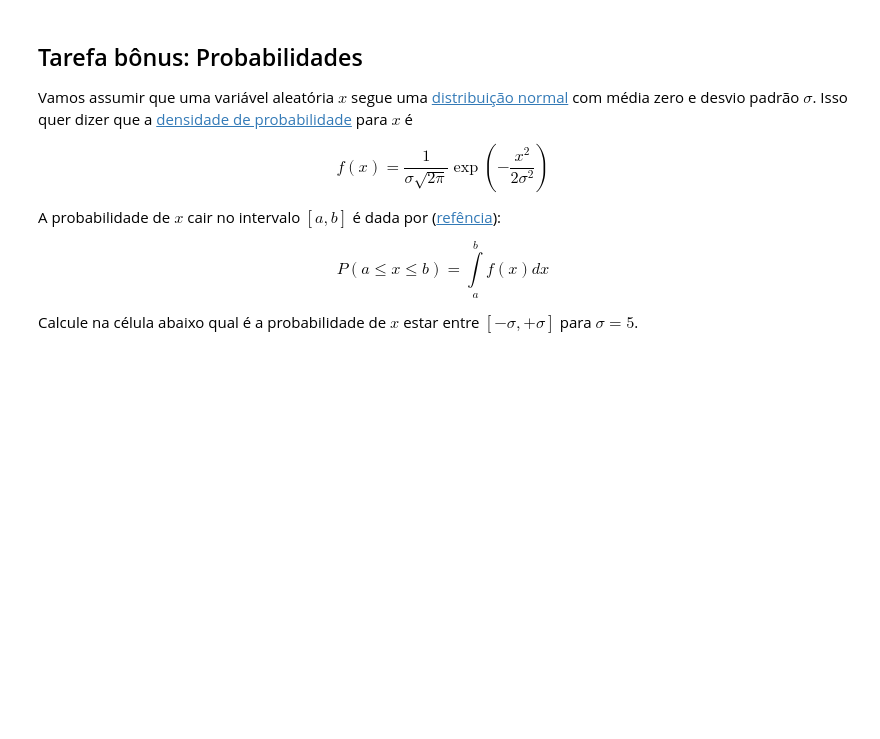
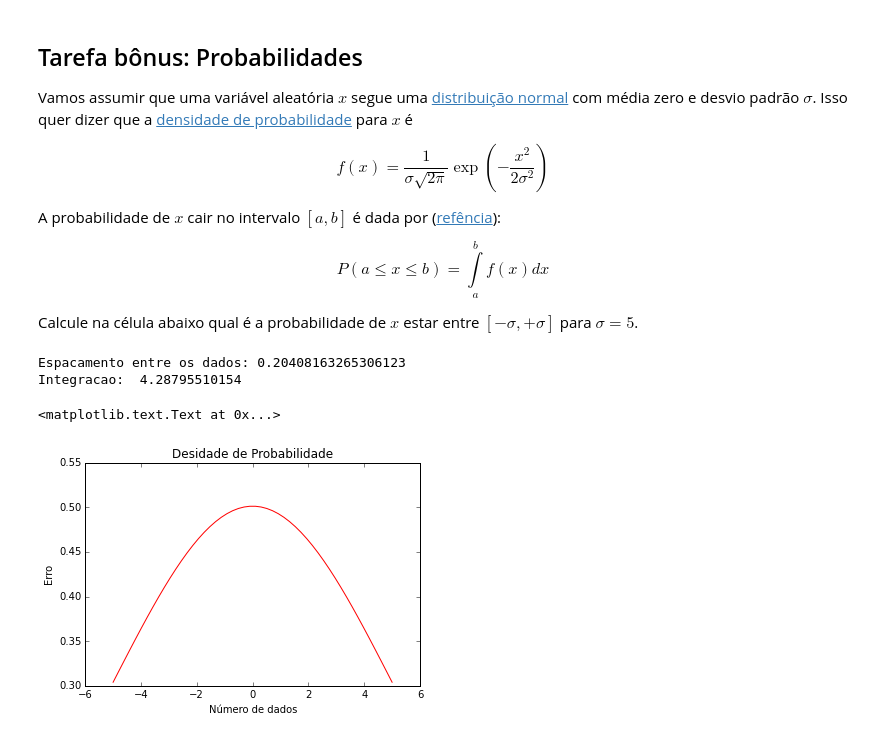
Before and after one commit to mat-esp-2015/integracao-sniper, a Jupyter notebook: tarefa-integracao.ipynb, the cells around one changed output. Saved outputs shown, nothing was run; the diff lists cells and outputs as text; code cells hidden in the pictures; blank space fills up the shorter version.

```diff
--- a/tarefa-integracao.ipynb
+++ b/tarefa-integracao.ipynb
@@ -240,3 +240,44 @@ P(a \leq x \leq b) = \int\limits_a^b f(x) dx
 $$
 
 Calcule na célula abaixo qual é a probabilidade de $x$ estar entre $[-\sigma, +\sigma]$ para $\sigma = 5$.
+# %%
+%matplotlib inline
+import numpy as np
+import matplotlib.mlab as mlab
+import matplotlib.pyplot as plt
+import math
+inicio = -5
+fim = 5
+sigma = 5 # Funções trigonométricas utilizam ângulos em radianos!
+N = 50
+# Precisamos saber o intervalo entre cada ponto dos dados
+# A divisão é por N - 1 pois existem N - 1 intervalos entre N pontos
+intervalo = (fim - inicio)/(N - 1)
+print("Espacamento entre os dados:", intervalo)
+tempos2 = []
+dados2 = []
+for i in range(N):
+    pi = 3.14
+    t = inicio + i*intervalo
+    tempos2.append(t)
+    dados2.append((1/sigma*np.sqrt(2*pi))*np.exp(-((t**2)/(2*sigma**2))))
+    n = len(dados2)
+somatorio  = 0
+for id in range(0,n-1, 1):
+    ide = id + 1
+    somatorio = (intervalo * (dados2[id] + dados2[ide] )) + somatorio
+resultado = somatorio / 2
+print ('Integracao: ',resultado)
+# %% [output]
+Espacamento entre os dados: 0.20408163265306123
+Integracao:  4.28795510154
+# %%
+import matplotlib.pyplot as plt
+plt.figure()
+plt.title("Desidade de Probabilidade")
+plt.plot(tempos2, dados2, '-r', label= 'Trapézios')
+plt.xlabel('Número de dados')
+plt.ylabel('Erro')
+# %% [output]
+<matplotlib.text.Text at 0x...>
+[figure, added]
```
